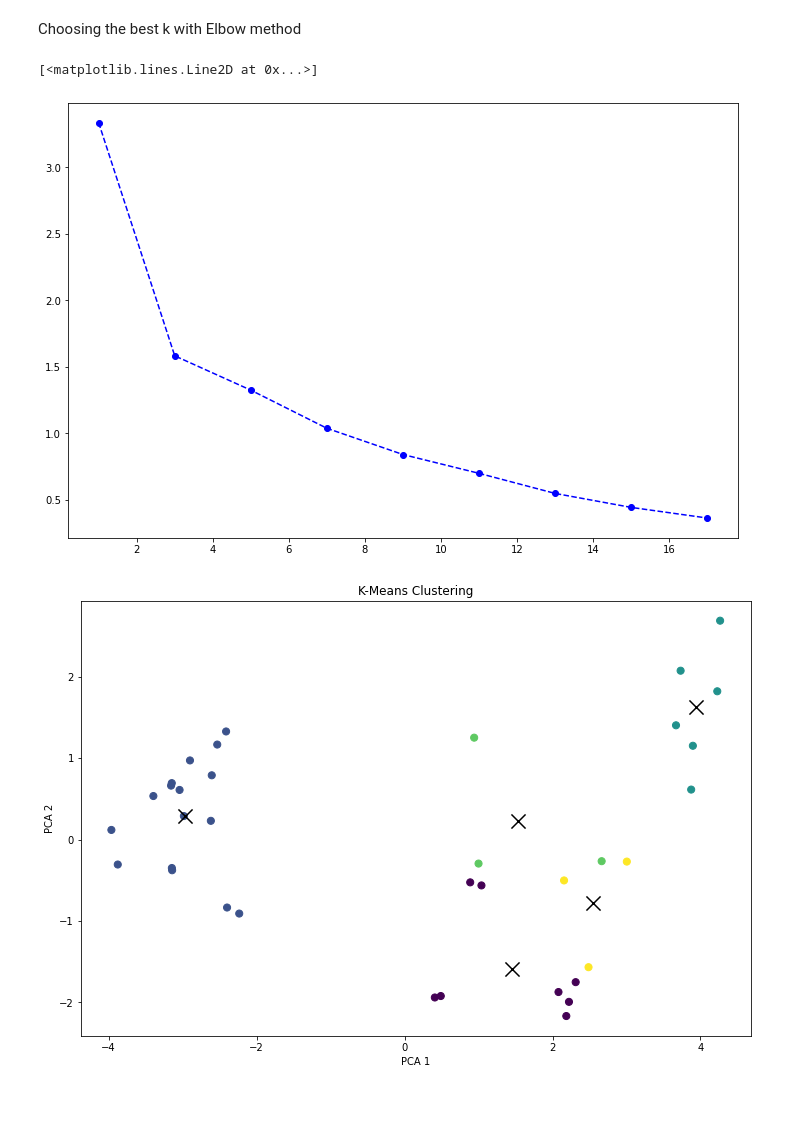
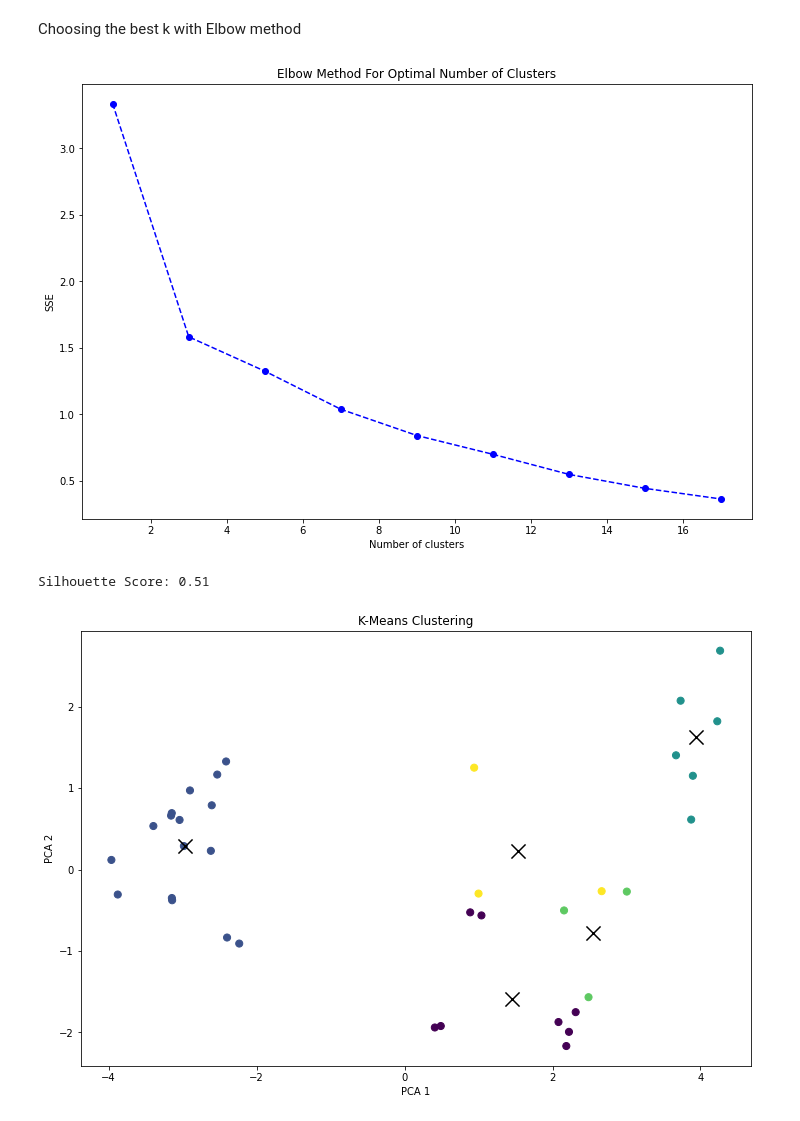
Before and after one commit to vineetver/Pose, a Jupyter notebook: Pose.ipynb, the cells around one changed output. Drawn from its saved outputs; the diff is of its cells as text; code cells hidden in the pictures.

Commit message:
Silhouette Score

```diff
--- a/Pose.ipynb
+++ b/Pose.ipynb
@@ -335,32 +330,37 @@ Choosing the best k with Elbow method
 # %%
 sse = []
 
 for k in range(1, 19, 2):
     kmean = KMeans(n_clusters=k, random_state=42)
     pred = kmean.fit_predict(reduced_pca)
     centroids = kmean.cluster_centers_
 
     sse.append(np.sum(np.min(spatial.distance.cdist(reduced_pca, centroids, 'euclidean'), axis=1)) / X.shape[0])
 
 fig, ax = plt.subplots(figsize=(12, 8))
 x = np.arange(1, 19, 2)
 plt.plot(x, sse, marker='o', linestyle='--', color='b')
+plt.title('Elbow Method For Optimal Number of Clusters')
+plt.xlabel('Number of clusters')
+plt.ylabel('SSE')
+plt.show()
 # %% [output]
-[<matplotlib.lines.Line2D at 0x...>]
-[figure, old version]
+[figure, new version]
 # %%
 kmean = KMeans(n_clusters=5, random_state=42)
 pred = kmean.fit_predict(reduced_pca)
 centroids = kmean.cluster_centers_
 
-reduced_pca['kmeans'] = kmean.labels_
+score = silhouette_score(reduced_pca, kmean.labels_, metric='euclidean')
+print(f'Silhouette Score: {score:.2f}')
 
 fig = plt.figure(figsize=(12, 8))
-plt.scatter(reduced_pca['PCA_1'], reduced_pca['PCA_2'], c=reduced_pca['kmeans'], s=50, cmap='viridis')
+plt.scatter(reduced_pca['PCA_1'], reduced_pca['PCA_2'], c=kmean.labels_, s=50, cmap='viridis')
 plt.scatter(centroids[:, 0], centroids[:, 1], c='black', s=200, marker='x')
 plt.title('K-Means Clustering')
 plt.xlabel('PCA 1')
 plt.ylabel('PCA 2')
 plt.show()
 # %% [output]
+Silhouette Score: 0.51
-[figure, old version]
+[figure, new version]
```
Also changed, not shown: parts of 5 cells of this notebook, 1 other file.
